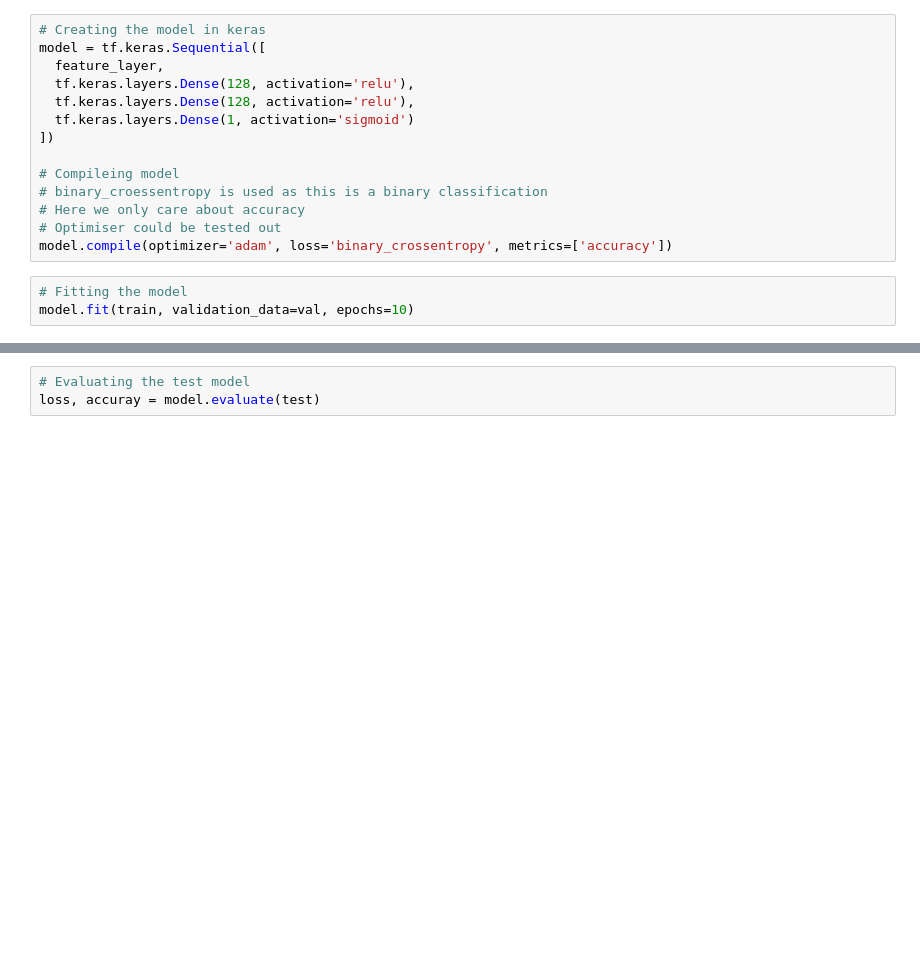
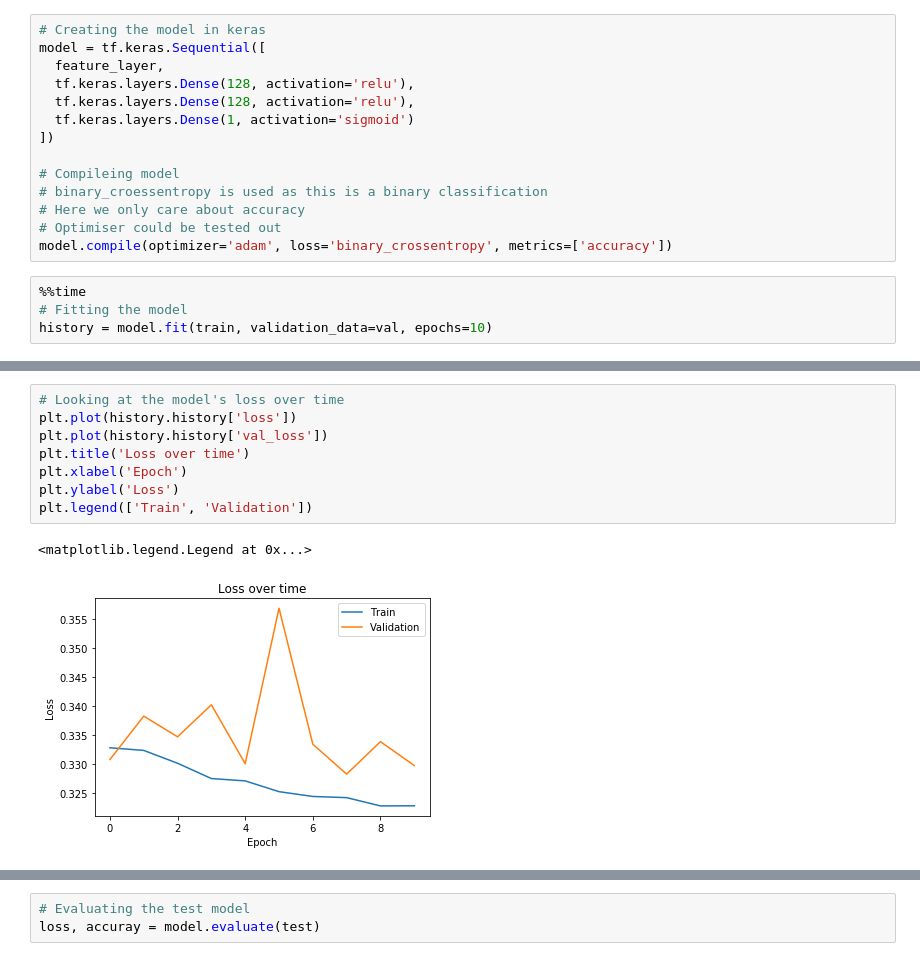
Before and after one commit to chuanhao01/Google_Code_In_2019, a Jupyter notebook: Advanced_Solve_a_machine_learning_problem_using_a_UCI_data_set/UCI_data_set.ipynb, the cells around one changed output, grey strips where cells are left out. Drawn from its saved outputs; the diff is of its cells as text; blank space fills up the shorter version.

```diff
--- a/Advanced_Solve_a_machine_learning_problem_using_a_UCI_data_set/UCI_data_set.ipynb
+++ b/Advanced_Solve_a_machine_learning_problem_using_a_UCI_data_set/UCI_data_set.ipynb
@@ -216,7 +216,8 @@ model = tf.keras.Sequential([
 # Optimiser could be tested out
 model.compile(optimizer='adam', loss='binary_crossentropy', metrics=['accuracy'])
 # %%
+%%time
 # Fitting the model
-model.fit(train, validation_data=val, epochs=10)
+history = model.fit(train, validation_data=val, epochs=10)
 # %% [output]
 Epoch 1/10
@@ -242,0 +240,11 @@ Epoch 10/10
+# %%
+# Looking at the model's loss over time
+plt.plot(history.history['loss'])
+plt.plot(history.history['val_loss'])
+plt.title('Loss over time')
+plt.xlabel('Epoch')
+plt.ylabel('Loss')
+plt.legend(['Train', 'Validation'])
+# %% [output]
+<matplotlib.legend.Legend at 0x...>
+[figure, added]
```
Also changed, not shown: parts of 6 cells of this notebook.
